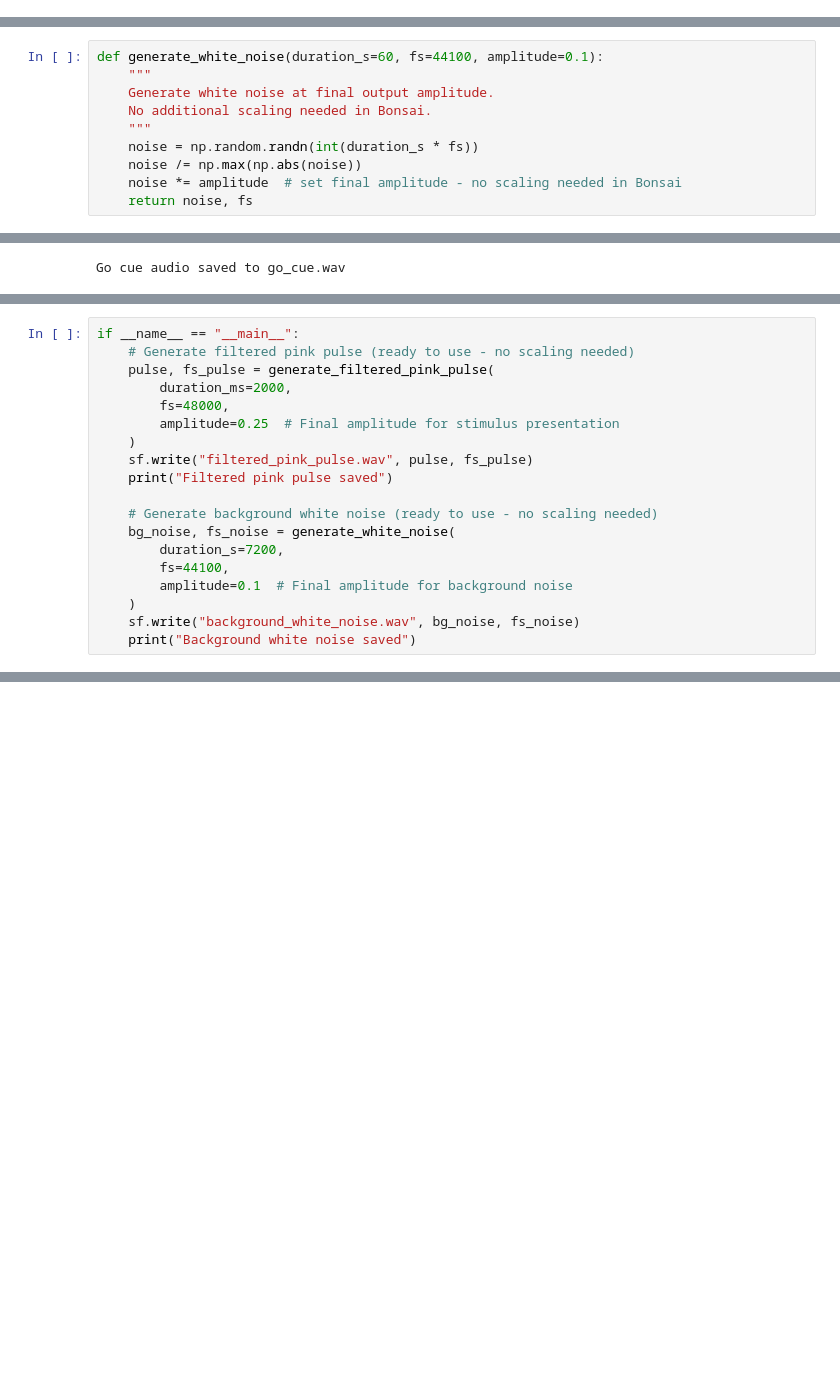
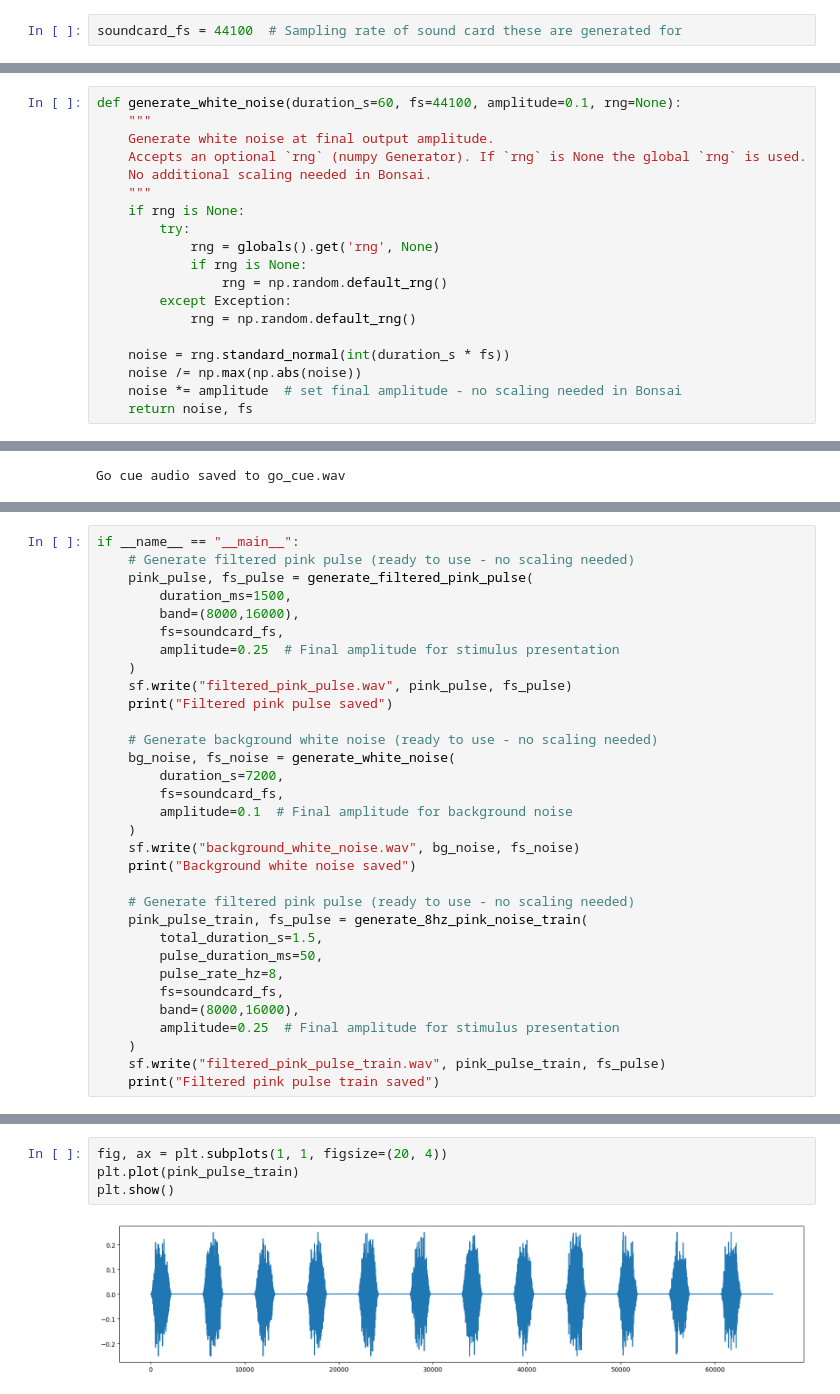
Before and after one commit to ucl-open/av-dome, a Jupyter notebook: src/LocalFiles/noise generation.ipynb, the cells around one changed output, grey strips where cells are left out. Saved outputs shown, nothing was run; the diff lists cells and outputs as text; blank space fills up the shorter version.

Commit message:
added 8Hz pulsed pink noise train to generation script

```diff
--- a/src/LocalFiles/noise generation.ipynb
+++ b/src/LocalFiles/noise generation.ipynb
@@ -6 +15,3 @@ from scipy.io import wavfile
+# %%
+soundcard_fs = 44100  # Sampling rate of sound card these are generated for
 # %%
@@ -43,12 +63,21 @@ def generate_filtered_pink_pulse(duration_ms=2000, fs=48000, band=(8000, 16000),
 
     return shaped, fs
 # %%
-def generate_white_noise(duration_s=60, fs=44100, amplitude=0.1):
+def generate_white_noise(duration_s=60, fs=44100, amplitude=0.1, rng=None):
     """
     Generate white noise at final output amplitude.
+    Accepts an optional `rng` (numpy Generator). If `rng` is None the global `rng` is used.
     No additional scaling needed in Bonsai.
     """
-    noise = np.random.randn(int(duration_s * fs))
+    if rng is None:
+        try:
+            rng = globals().get('rng', None)
+            if rng is None:
+                rng = np.random.default_rng()
+        except Exception:
+            rng = np.random.default_rng()
+
+    noise = rng.standard_normal(int(duration_s * fs))
     noise /= np.max(np.abs(noise))
     noise *= amplitude  # set final amplitude - no scaling needed in Bonsai
     return noise, fs
@@ -92,22 +165,35 @@ Go cue audio saved to go_cue.wav
 # %%
 if __name__ == "__main__":
     # Generate filtered pink pulse (ready to use - no scaling needed)
-    pulse, fs_pulse = generate_filtered_pink_pulse(
-        duration_ms=2000,
-        fs=48000,
+    pink_pulse, fs_pulse = generate_filtered_pink_pulse(
+        duration_ms=1500,
+        band=(8000,16000),
+        fs=soundcard_fs,
         amplitude=0.25  # Final amplitude for stimulus presentation
     )
-    sf.write("filtered_pink_pulse.wav", pulse, fs_pulse)
+    sf.write("filtered_pink_pulse.wav", pink_pulse, fs_pulse)
     print("Filtered pink pulse saved")
 
     # Generate background white noise (ready to use - no scaling needed)
     bg_noise, fs_noise = generate_white_noise(
         duration_s=7200,
-        fs=44100,
+        fs=soundcard_fs,
         amplitude=0.1  # Final amplitude for background noise
     )
     sf.write("background_white_noise.wav", bg_noise, fs_noise)
     print("Background white noise saved")
+
+    # Generate filtered pink pulse (ready to use - no scaling needed)
+    pink_pulse_train, fs_pulse = generate_8hz_pink_noise_train(
+        total_duration_s=1.5,
+        pulse_duration_ms=50,
+        pulse_rate_hz=8,
+        fs=soundcard_fs,
+        band=(8000,16000),
+        amplitude=0.25  # Final amplitude for stimulus presentation
+    )
+    sf.write("filtered_pink_pulse_train.wav", pink_pulse_train, fs_pulse)
+    print("Filtered pink pulse train saved")
 # %% [output]
 Filtered pink pulse saved
 Background white noise saved
@@ -113,0 +201,6 @@ Background white noise saved
+# %%
+fig, ax = plt.subplots(1, 1, figsize=(20, 4))
+plt.plot(pink_pulse_train)
+plt.show()
+# %% [output]
+[figure, added]
```
Also changed, not shown: parts of 4 cells of this notebook, 1 other file.
